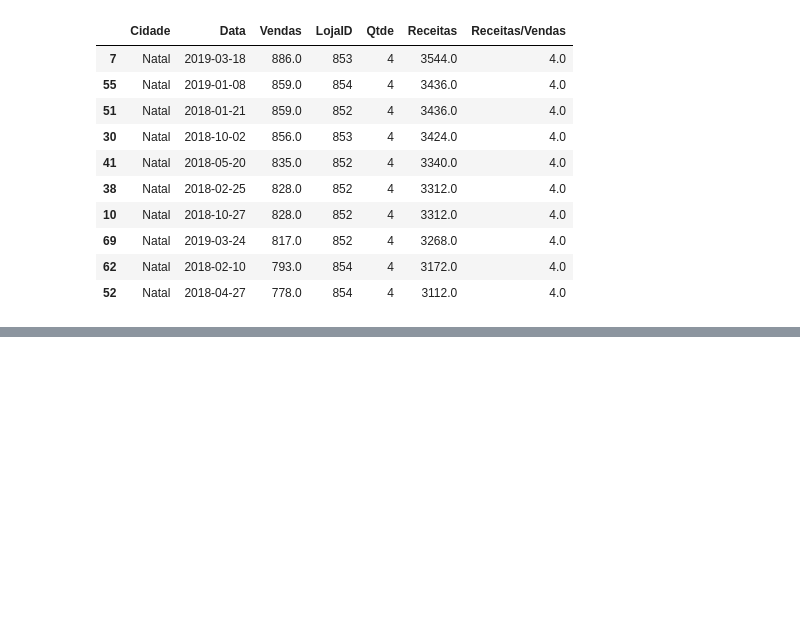
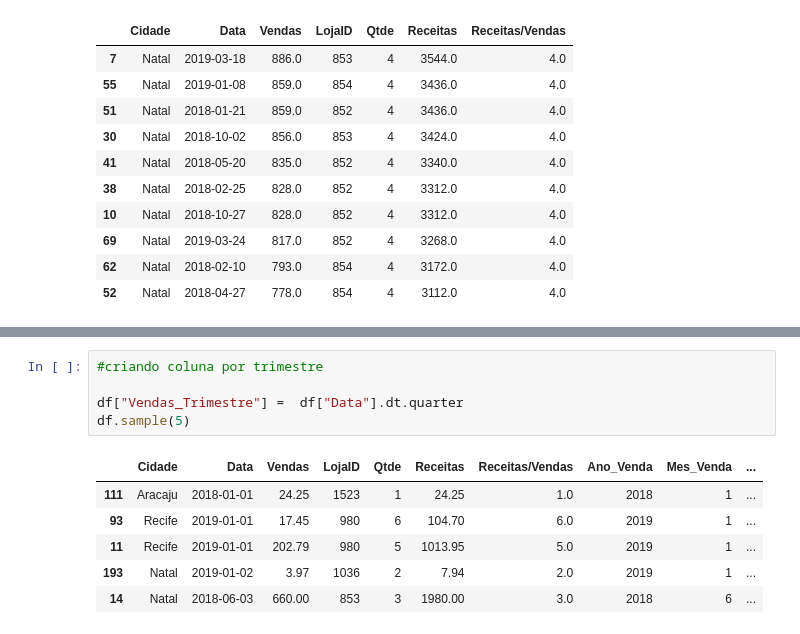
Before and after one commit to W1ndeck/Bootcamp-Unimed-BH, a Jupyter notebook: arquivos_excel..ipynb, the cells around one changed output, grey strips where cells are left out. Drawn from its saved outputs; the diff is of its cells as text; blank space fills up the shorter version.

```diff
--- a/arquivos_excel..ipynb
+++ b/arquivos_excel..ipynb
@@ -154,0 +217,12 @@ df.sort_values("Receitas", ascending=False).head(10)
+# %%
+#criando coluna por trimestre
+
+df["Vendas_Trimestre"] =  df["Data"].dt.quarter
+df.sample(5)
+# %% [output]
+|  | Cidade | Data | Vendas | LojaID | Qtde | Receitas | Receitas/Vendas | Ano_Venda | Mes_Venda | ... |
+| 111 | Aracaju | 2018-01-01 | 24.25 | 1523 | 1 | 24.25 | 1.0 | 2018 | 1 | ... |
+| 93 | Recife | 2019-01-01 | 17.45 | 980 | 6 | 104.70 | 6.0 | 2019 | 1 | ... |
+| 11 | Recife | 2019-01-01 | 202.79 | 980 | 5 | 1013.95 | 5.0 | 2019 | 1 | ... |
+| 193 | Natal | 2019-01-02 | 3.97 | 1036 | 2 | 7.94 | 2.0 | 2019 | 1 | ... |
+| 14 | Natal | 2018-06-03 | 660.00 | 853 | 3 | 1980.00 | 3.0 | 2018 | 6 | ... |
```
Also changed, not shown: parts of 9 cells of this notebook.
